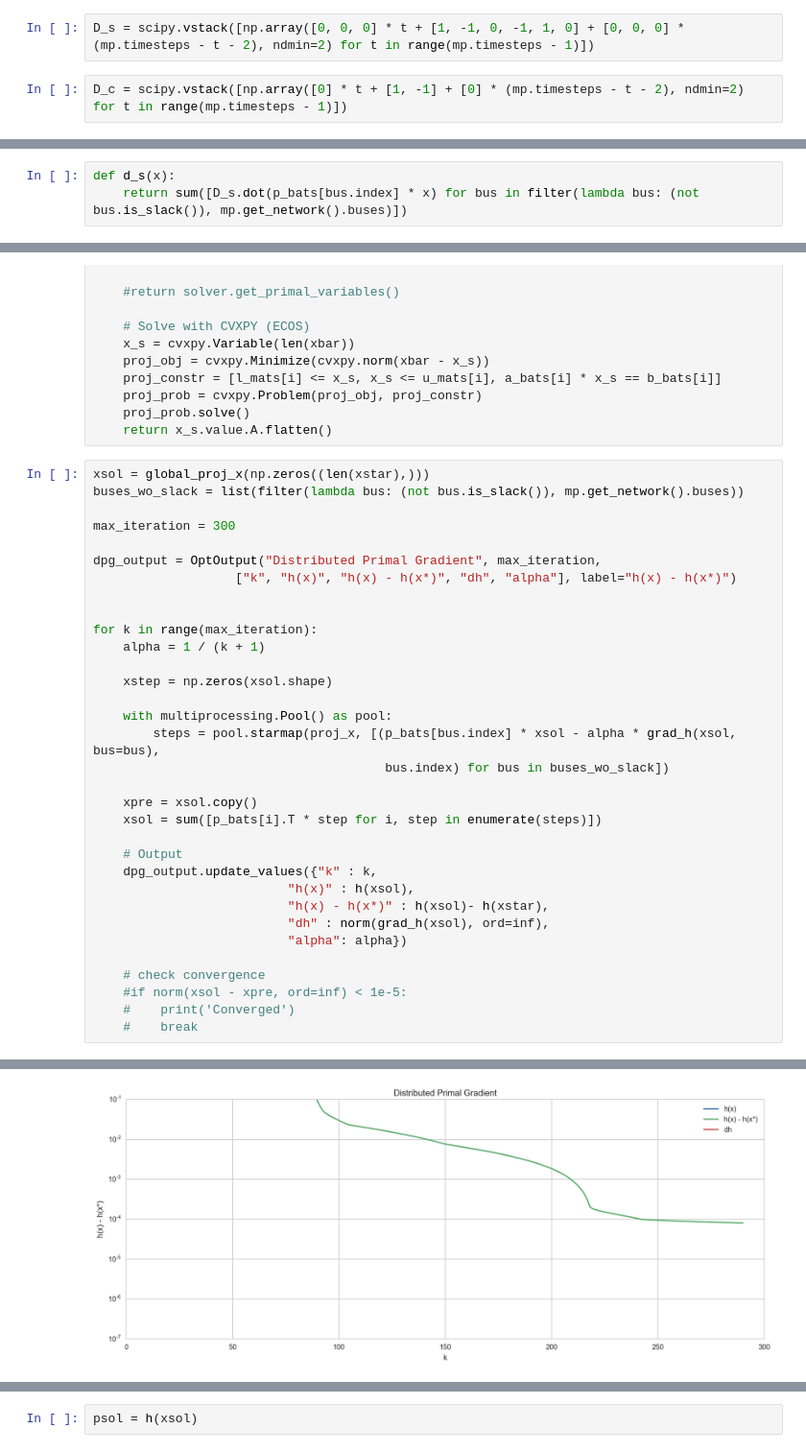
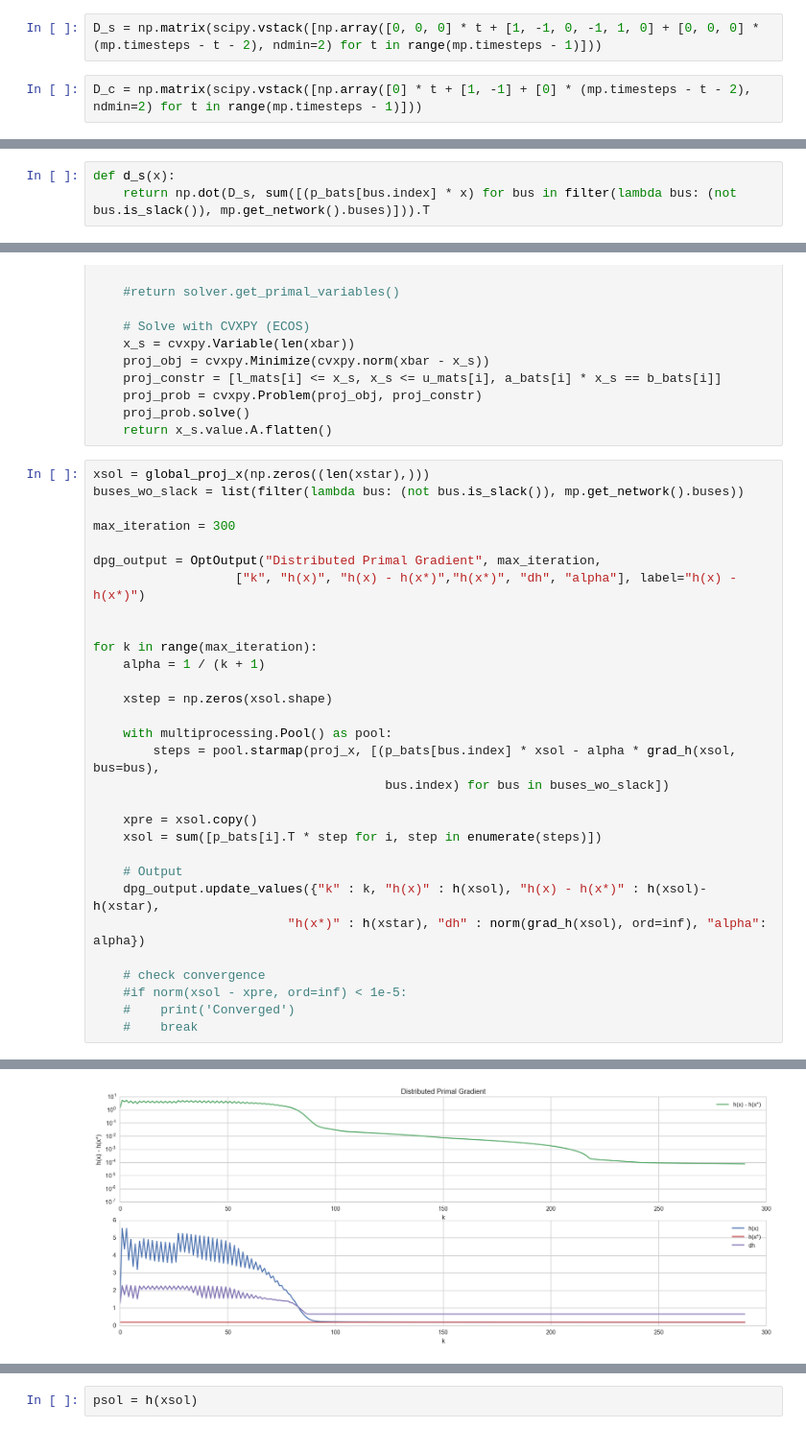
Before and after one commit to martinzellner/mp-pfnet, a Jupyter notebook: Load Variance.ipynb, the cells around one changed output, grey strips where cells are left out. Shown at 96% size. Saved outputs shown, nothing was run; the diff lists cells and outputs as text.

```diff
--- a/Load Variance.ipynb
+++ b/Load Variance.ipynb
@@ -370,9 +379,9 @@ pstar = prob.objective.value
 # %% [markdown]
 Check if there exists a $t \in \{0, \ldots, T \}$ s.t. $P_{c, i} (t) > 0 \land P_{d, i} (t) > 0$
 # %%
-D_s = scipy.vstack([np.array([0, 0, 0] * t + [1, -1, 0, -1, 1, 0] + [0, 0, 0] * (mp.timesteps - t - 2), ndmin=2) for t in range(mp.timesteps - 1)])
+D_s = np.matrix(scipy.vstack([np.array([0, 0, 0] * t + [1, -1, 0, -1, 1, 0] + [0, 0, 0] * (mp.timesteps - t - 2), ndmin=2) for t in range(mp.timesteps - 1)]))
 # %%
-D_c = scipy.vstack([np.array([0] * t + [1, -1] + [0] * (mp.timesteps - t - 2), ndmin=2) for t in range(mp.timesteps - 1)])
+D_c = np.matrix(scipy.vstack([np.array([0] * t + [1, -1] + [0] * (mp.timesteps - t - 2), ndmin=2) for t in range(mp.timesteps - 1)]))
 # %% [markdown]
 Constant Power: $$c_i = \left( l_i (0) - r_i (0), \ldots, l_i (T) - r_i (T) \right)$$
 # %%
@@ -389,7 +398,7 @@ $$d_s (x) = \sum_{i \in \Omega_b} D_s P_{b, i} x$$
 with $\Omega_b$ is the set of buses excluding the slack bus and $P_{b,i}$ the projection variable extracting the variables related to bus $i$.
 # %%
 def d_s(x):
-    return sum([D_s.dot(p_bats[bus.index] * x) for bus in filter(lambda bus: (not bus.is_slack()), mp.get_network().buses)])
+    return np.dot(D_s, sum([(p_bats[bus.index] * x) for bus in filter(lambda bus: (not bus.is_slack()), mp.get_network().buses)])).T
 # %% [markdown]
 Cost function $$h(x) = \gamma (d_c^\top d_c + 2 d_c^\top d_s (x) + d_s (x)^\top d_s (x)) + g^\top x$$
 # %%
@@ -505,7 +537,7 @@ buses_wo_slack = list(filter(lambda bus: (not bus.is_slack()), mp.get_network().
 max_iteration = 300
 
 dpg_output = OptOutput("Distributed Primal Gradient", max_iteration,
-                   ["k", "h(x)", "h(x) - h(x*)", "dh", "alpha"], label="h(x) - h(x*)")
+                   ["k", "h(x)", "h(x) - h(x*)","h(x*)", "dh", "alpha"], label="h(x) - h(x*)")
 
 
 for k in range(max_iteration):
@@ -521,11 +553,8 @@ for k in range(max_iteration):
     xsol = sum([p_bats[i].T * step for i, step in enumerate(steps)])
 
     # Output
-    dpg_output.update_values({"k" : k,
-                          "h(x)" : h(xsol),
-                          "h(x) - h(x*)" : h(xsol)- h(xstar),
-                          "dh" : norm(grad_h(xsol), ord=inf),
-                          "alpha": alpha})
+    dpg_output.update_values({"k" : k, "h(x)" : h(xsol), "h(x) - h(x*)" : h(xsol)- h(xstar),
+                          "h(x*)" : h(xstar), "dh" : norm(grad_h(xsol), ord=inf), "alpha": alpha})
 
     # check convergence
     #if norm(xsol - xpre, ord=inf) < 1e-5:
@@ -567 +596 @@ for k in range(max_iteration):
-[figure, old version]
+[figure, new version]
```
Also changed, not shown: parts of 35 cells of this notebook.
